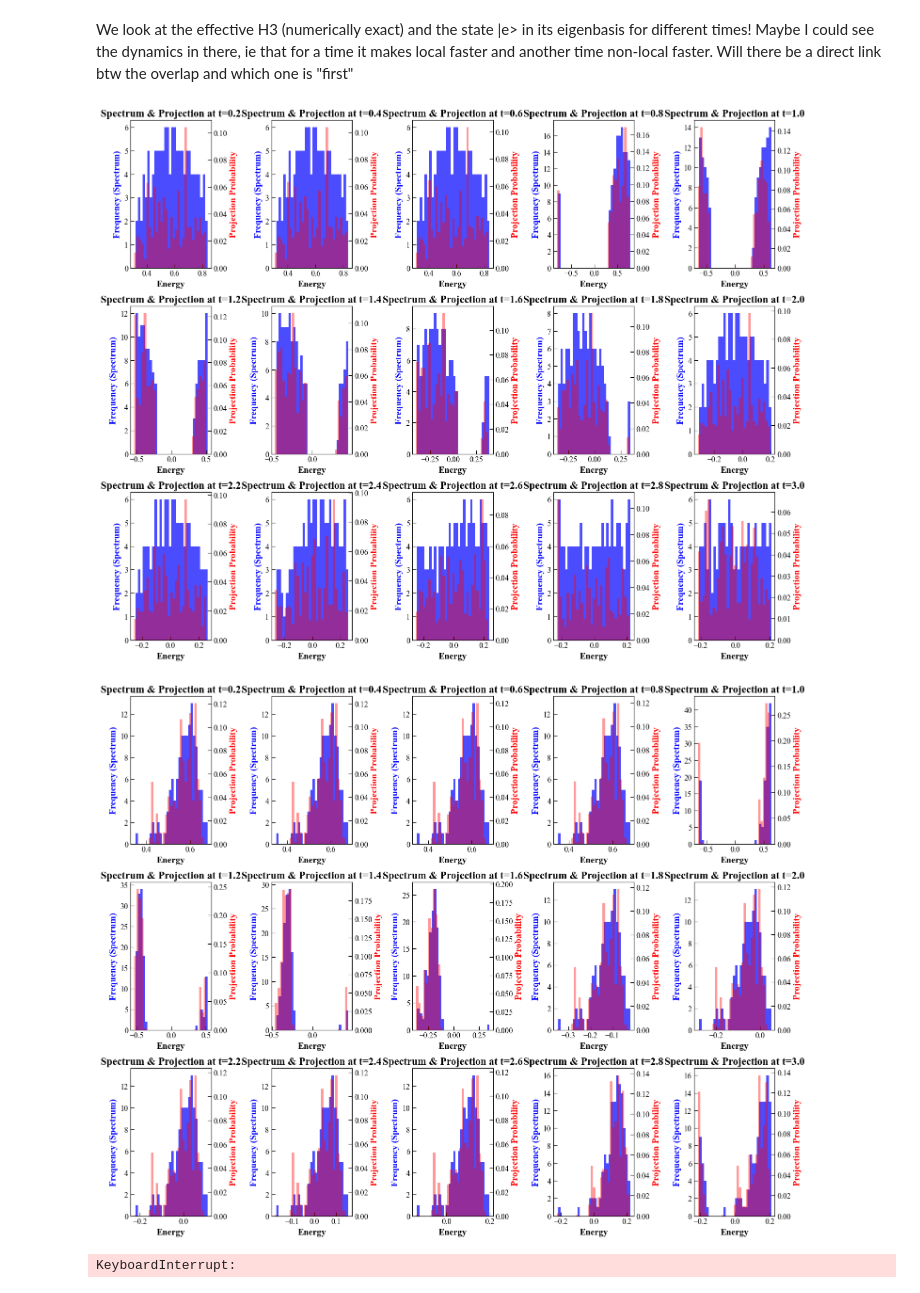
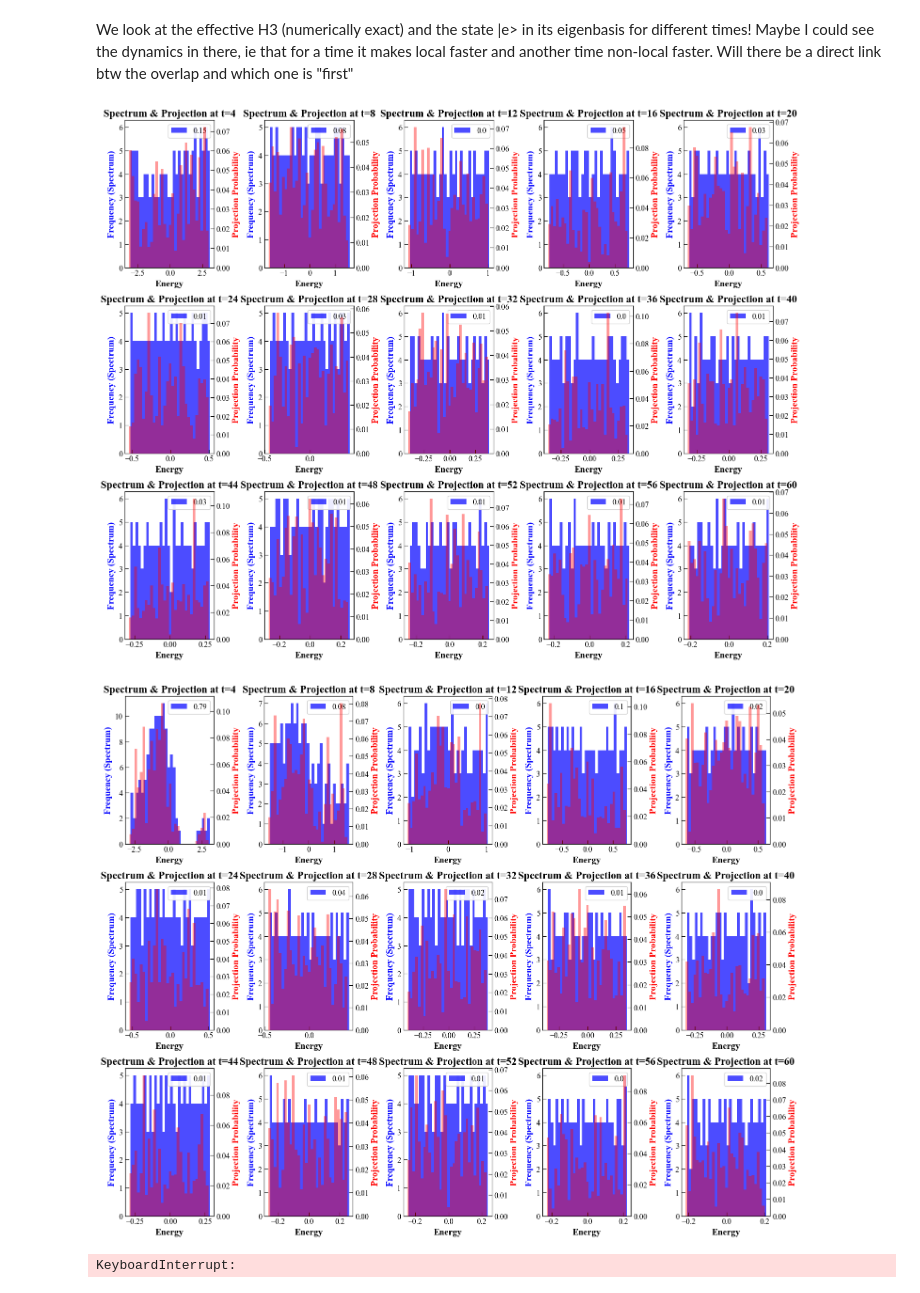
Before and after one commit to MarinAndreGirard/ACL, a Jupyter notebook: Working/2_locality_simu_other.ipynb, the cells around one changed output. Drawn from its saved outputs; the diff is of its cells as text; code cells hidden in the pictures.

```diff
--- a/Working/2_locality_simu_other.ipynb
+++ b/Working/2_locality_simu_other.ipynb
@@ -428,10 +428,10 @@ import numpy as np
 import matplotlib.pyplot as plt
 from scipy.linalg import logm
 
-def H3_evolution(create_H_function_H1, create_H_function_H2, psi, n=8, r=15):
+def H3_evolution(create_H_function_H1, create_H_function_H2, psi, n=8, r=15,a1=0.5,a2=0.75,a3=0.2):
     # Assuming you have already defined the function `create_H_non_local_H0` and `create_H_non_local_H1`
-    H1 = create_H_function_H1(n)
-    H2 = create_H_function_H2(n)
+    H1 = create_H_function_H1(n,a1,a2,a3)
+    H2 = create_H_function_H2(n,a1,a2,a3)
 
     # Define number of time values and plot layout
     rows = 3  # Number of rows
@@ -445,8 +445,9 @@ def H3_evolution(create_H_function_H1, create_H_function_H2, psi, n=8, r=15):
 
     for i in range(r):
         t = i + 1
-        U1 = (-1j * H1 * t / 5).expm()  # Unitary evolution from H1
-        U2 = (-1j * H2 * t / 5).expm()  # Unitary evolution from H2
+        f=4
+        U1 = (-1j * H1 * t*f).expm()  # Unitary evolution from H1
+        U2 = (-1j * H2 * t*f).expm()  # Unitary evolution from H2
         U_temp = (U1 * U2).full()  # Matrix product of U1 and U2
 
         # Compute H3 using the logarithm of the product of U1 and U2
@@ -455,7 +456,8 @@ def H3_evolution(create_H_function_H1, create_H_function_H2, psi, n=8, r=15):
 
         # Compute the projection of the given state psi onto the eigenbasis of H3
         projection = np.abs(eigenvectors.T.conj() @ psi) ** 2  # Projection probabilities
-
+        cost_list=[eig*ci for eig,ci in zip(eigenvalues,projection)]
+        cost = abs(round(np.sum(cost_list),2))
         # Define bins based on the eigenvalue range
         num_bins = 30
         bins = np.linspace(np.min(eigenvalues.real), np.max(eigenvalues.real), num_bins + 1)
@@ -463,39 +465,42 @@ def H3_evolution(create_H_function_H1, create_H_function_H2, psi, n=8, r=15):
         # Compute the binned histogram for the spectrum of eigenvalues
         spectrum_hist, bin_edges = np.histogram(eigenvalues.real, bins=bins)
 
         # Compute the binned projection by summing projection probabilities within the same bins
         binned_projection = np.zeros_like(spectrum_hist, dtype=float)
         for j in range(len(eigenvalues)):
             bin_index = np.digitize(eigenvalues.real[j], bins) - 1
             if 0 <= bin_index < len(binned_projection):
                 binned_projection[bin_index] += projection[j]
 
         # Plot the spectrum of H3 at each time step
         ax = axes[i]
-        ax.hist(eigenvalues.real, bins=bins, alpha=0.7, color='b', label="Spectrum")  # Spectrum of H3
+        ax.hist(eigenvalues.real, bins=bins, alpha=0.7, color='b', label=f"{cost}")  # Spectrum of H3
         ax2 = ax.twinx()  # Create a second y-axis to plot the projection
         ax2.bar(bins[:-1], binned_projection, width=np.diff(bins), alpha=0.4, color='r', label="Projection")
 
+
         # Set the labels and title
-        ax.set_title(f"Spectrum & Projection at t={t/5}")
+        ax.set_title(f"Spectrum & Projection at t={t*f}")
         ax.set_xlabel("Energy")
         ax.set_ylabel("Frequency (Spectrum)", color='b')
         ax2.set_ylabel("Projection Probability", color='r')
+        ax.legend(loc='upper right')
 
     # Adjust layout to prevent overlap
     plt.tight_layout()
     plt.show()
 
 # Example of how to use the function
 n = 8
 psi = create_e_state(n-1).full()
 
+#,0.5,0.75,0.1
 # Use the function with the state psi
-H3_evolution(create_H_non_local_H0, create_H_non_local_H1, psi, n=8)
-H3_evolution(create_H_2_local_H0, create_H_2_local_H1, psi, n=8)
+H3_evolution(create_H_non_local_H0, create_H_non_local_H1, psi, n,15)
+H3_evolution(create_H_2_local_H0, create_H_2_local_H1, psi,n,15)
 # %% [output]
-[figure, old version]
+[figure, new version]
-[figure, old version]
+[figure, new version]
 # %%
 import numpy as np
 import matplotlib.pyplot as plt
```
Also changed, not shown: 6 other files.
